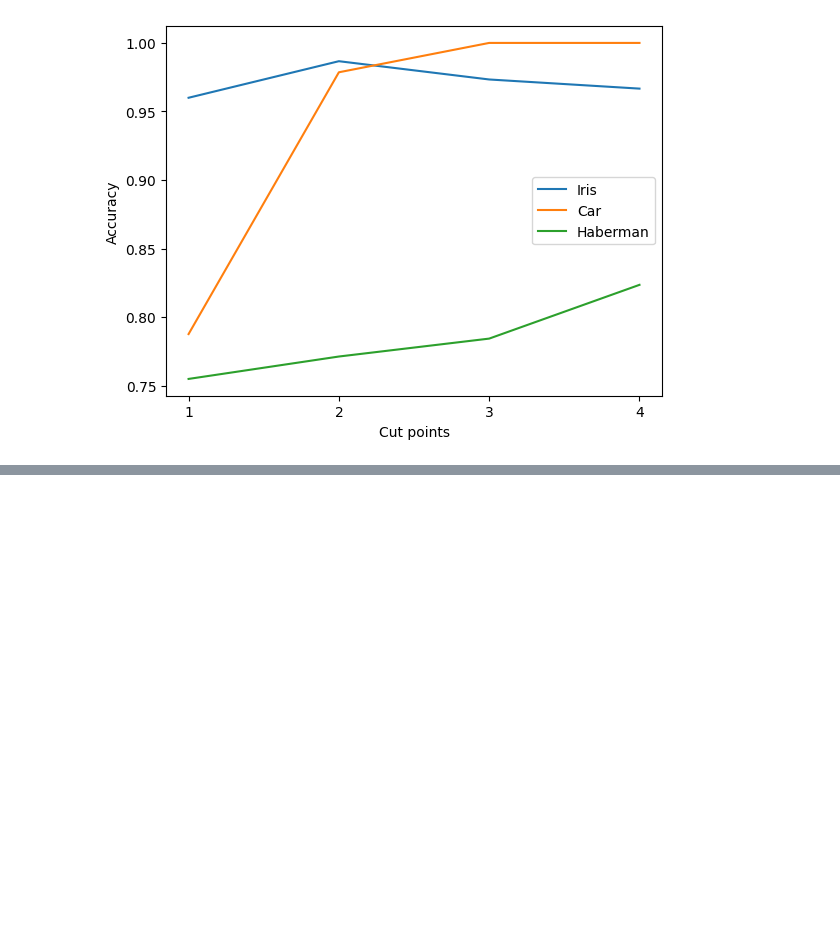
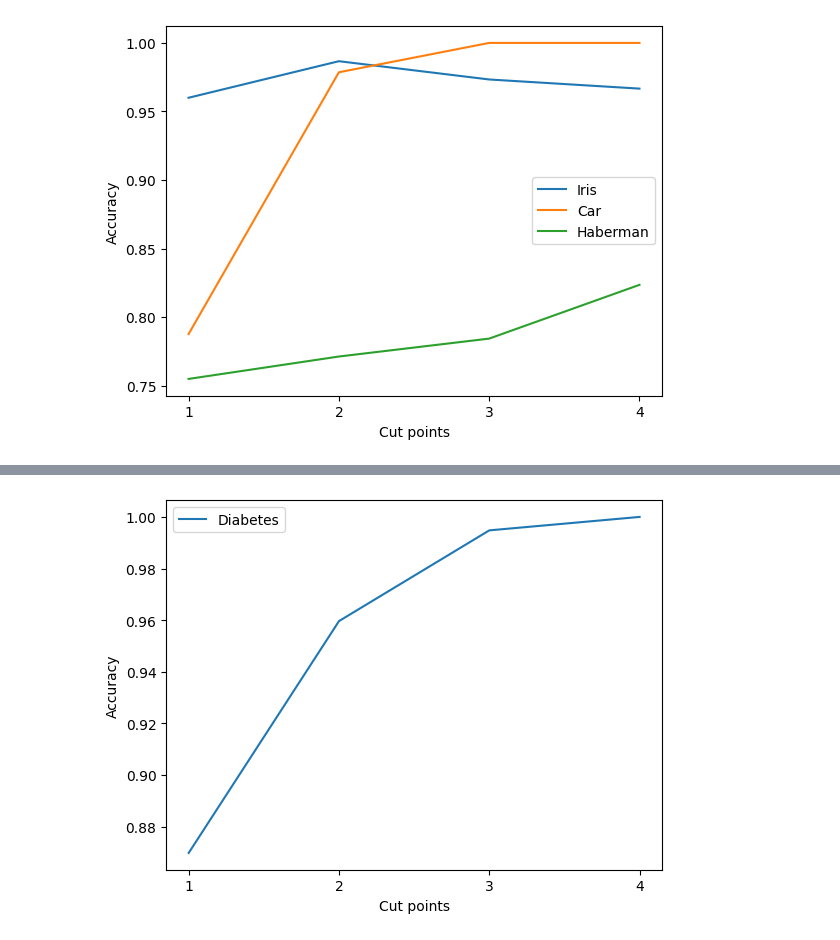
Before and after one commit to rsaif22/COMP-551, a Jupyter notebook: DATASETS/Accuracies.ipynb, the cells around one changed output, grey strips where cells are left out. Cells and saved outputs as stored; diff of their text form; code cells hidden in the pictures; blank space fills up the shorter version.

```diff
--- a/DATASETS/Accuracies.ipynb
+++ b/DATASETS/Accuracies.ipynb
@@ -84,0 +127,10 @@ plt.show()
+# %%
+# plot diabetes
+plt.plot(cut_points, diab_res, label="Diabetes")
+plt.xticks(cut_points)
+plt.xlabel("Cut points")
+plt.ylabel("Accuracy")
+plt.legend()
+plt.show()
+# %% [output]
+[figure, added]
```
Also changed, not shown: parts of 4 cells of this notebook.
